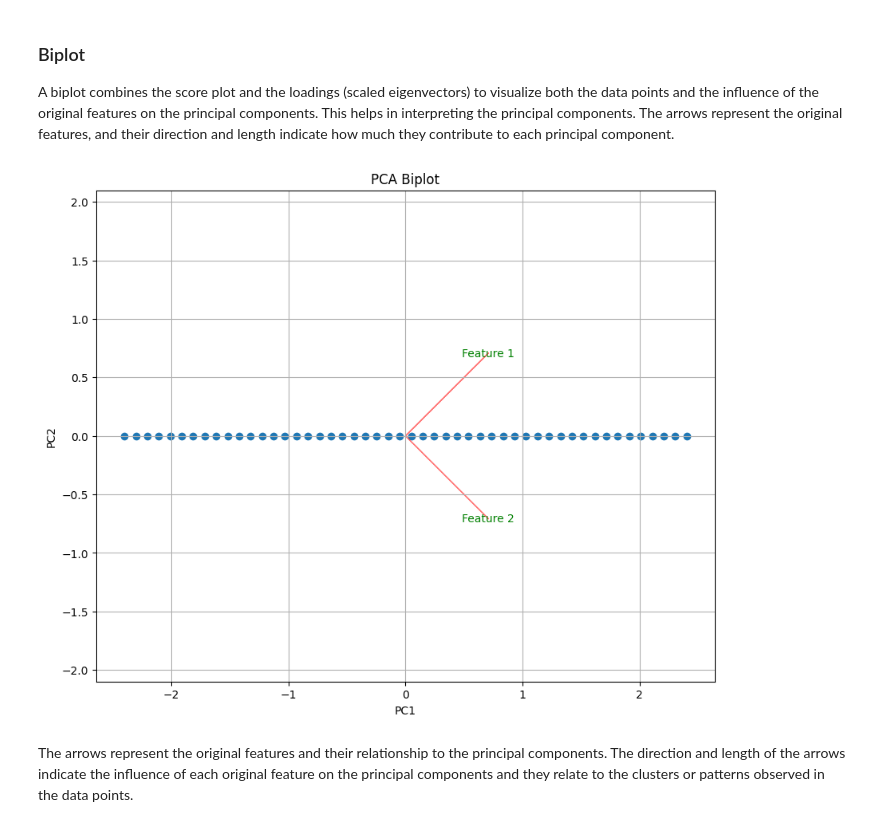
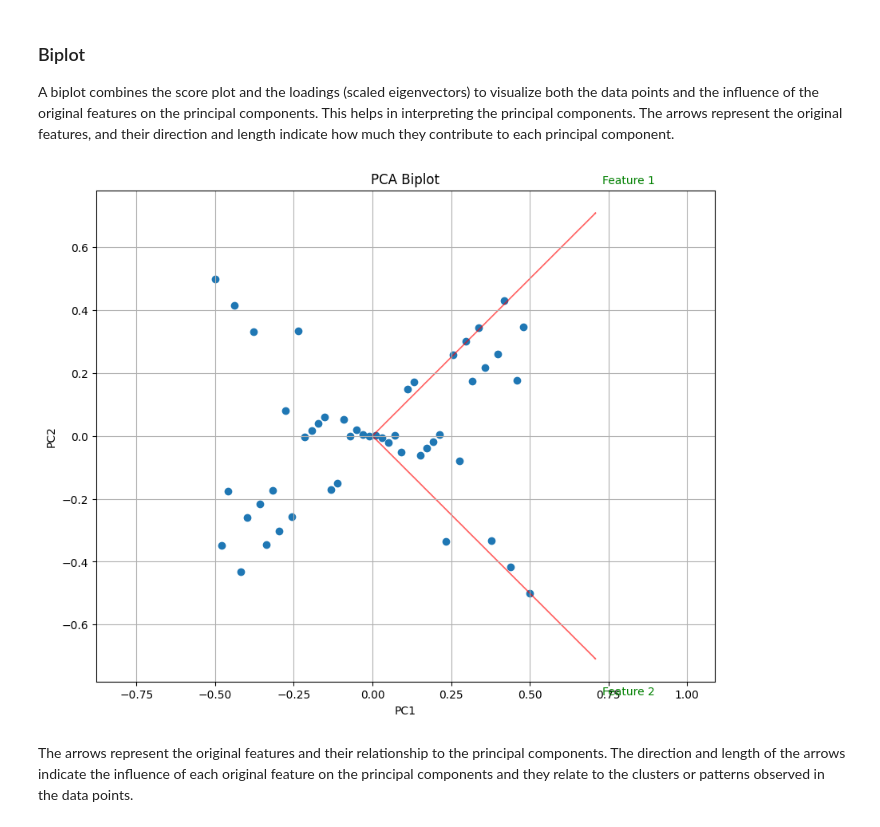
Before and after one commit to peterbmob/DHMVADoE, a Jupyter notebook: Excercises/PCA_LDA_FA.ipynb, the cells around one changed output. Drawn from its saved outputs; the diff is of its cells as text; code cells hidden in the pictures.

```diff
--- a/Excercises/PCA_LDA_FA.ipynb
+++ b/Excercises/PCA_LDA_FA.ipynb
@@ -368,27 +371,48 @@ The score plot shows the data points in the new space defined by the principal c
 
 A biplot combines the score plot and the loadings (scaled eigenvectors) to visualize both the data points and the influence of the original features on the principal components. This helps in interpreting the principal components. The arrows represent the original features, and their direction and length indicate how much they contribute to each principal component.
 # %%
-def biplot(score, coeff, labels=None):
+def biplot(score, coeff, labels=None, var_names=None):
+    """
+    Biplot for PCA.
+
+    Args:
+        score (np.ndarray): Projected data (scores).
+        coeff (np.ndarray): Loadings (eigenvectors).
+        labels (np.ndarray, optional): Class labels for coloring data points. Defaults to None.
+        var_names (list, optional): Names of original variables. Defaults to None.
+    """
     xs = score[:, 0]
     ys = score[:, 1]
     n = coeff.shape[0]
-    plt.scatter(xs, ys)
+    scalex = 1.0/(xs.max() - xs.min())
+    scaley = 1.0/(ys.max() - ys.min())
+
+    if labels is not None:
+        unique_labels = np.unique(labels)
+        colors = plt.cm.get_cmap('viridis', len(unique_labels))
+        for i, label in enumerate(unique_labels):
+            plt.scatter(xs[labels == label] * scalex, ys[labels == label] * scaley, color=colors(i), label=f'Class {label}')
+        plt.legend()
+    else:
+        plt.scatter(xs * scalex, ys * scaley)
+
     for i in range(n):
-        plt.arrow(0, 0, coeff[i,0], coeff[i,1],color='r',alpha=0.5)
-        if labels is not None:
-            plt.text(coeff[i,0], coeff[i,1], labels[i], color='g', ha = 'center', va = 'center')
+        plt.arrow(0, 0, coeff[i, 0], coeff[i, 1], color='r', alpha=0.5)
+        if var_names is not None:
+            plt.text(coeff[i, 0] * 1.15, coeff[i, 1] * 1.15, var_names[i], color='g', ha='center', va='center')
     plt.xlabel("PC{}".format(1))
     plt.ylabel("PC{}".format(2))
     plt.grid()
 
 plt.figure(figsize=(10, 8))
-# We use data_pca_2d which is the projection onto both principal components
-biplot(data_pca, pca_.components_[:,:2], labels=['Feature 1', 'Feature 2'])
+# We use data_pca which is the projection onto all principal components
+# We use pca_.components_ which contains loadings for all principal components
+biplot(data_pca, pca_.components_.T, var_names=[f'Feature {i+1}' for i in range(data.shape[1])])
 plt.title('PCA Biplot')
 plt.axis('equal')
 plt.show()
 # %% [output]
-[figure, old version]
+[figure, new version]
 # %% [markdown]
  The arrows represent the original features and their relationship to the principal components. The direction and length of the arrows indicate the influence of each original feature on the principal components and they relate to the clusters or patterns observed in the data points.
 # %% [markdown]
```
Also changed, not shown: parts of 2 cells of this notebook.
